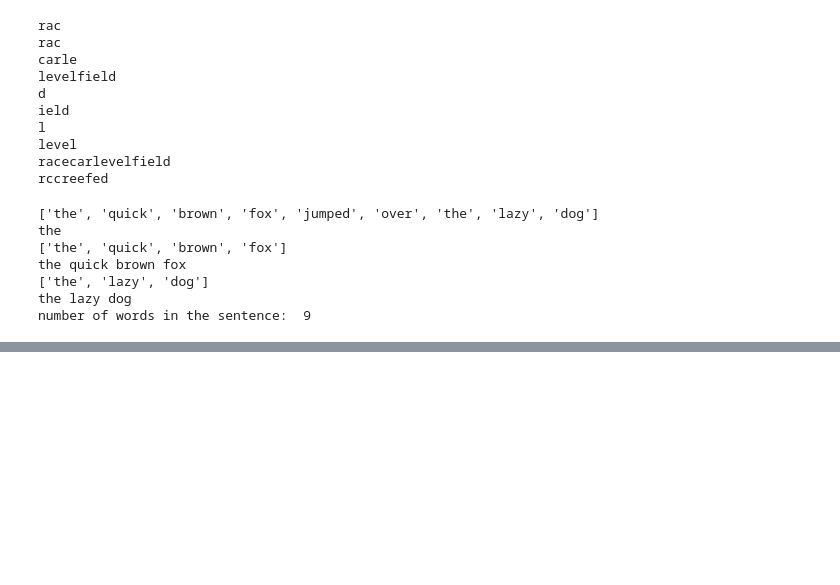
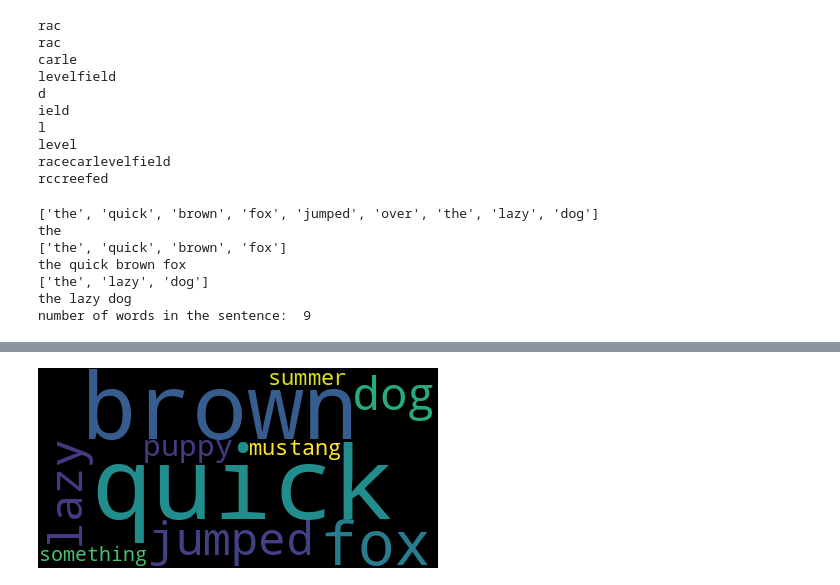
Before and after one commit to hansotTLU/Digihum-Teh_2025-data-visualisation, a Jupyter notebook: notebooks/class_work/week_11.ipynb, the cells around one changed output, grey strips where cells are left out. Saved outputs shown, nothing was run; the diff lists cells and outputs as text; code cells hidden in the pictures; blank space fills up the shorter version.

```diff
--- a/notebooks/class_work/week_11.ipynb
+++ b/notebooks/class_work/week_11.ipynb
@@ -100,0 +123,9 @@ number of words in the sentence:  9
+# %%
+from wordcloud import WordCloud
+
+wc = WordCloud().generate("the quick brown fox jumped over the lazy dog puppy mustang summer something else")
+
+img = wc.to_image()
+img.show()
+# %% [output]
+[figure, added]
```
Also changed, not shown: parts of 3 cells of this notebook, 1 other file.
